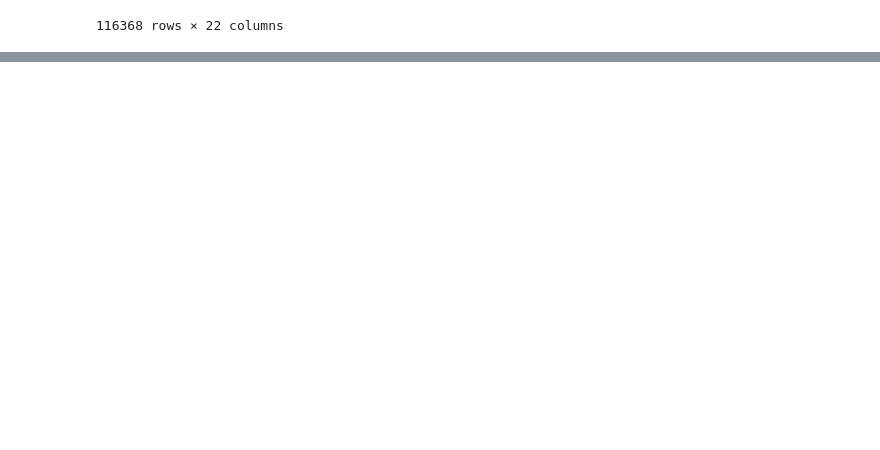
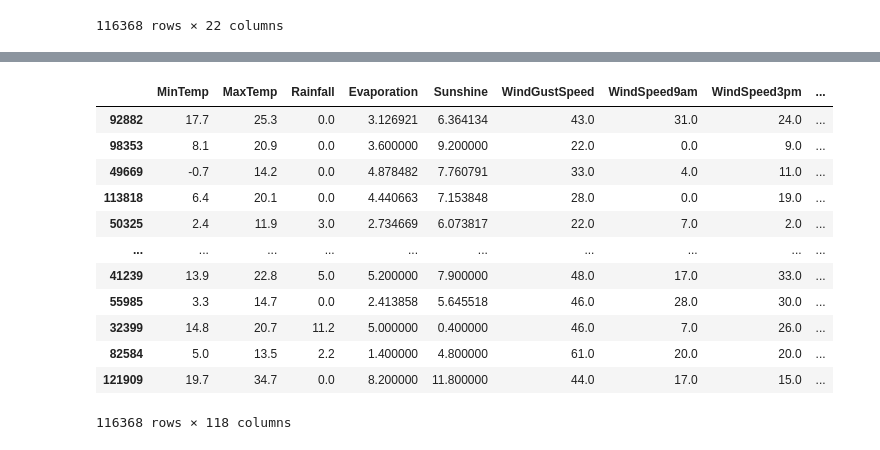
Before and after one commit to GRetriever/Data-Analysis-Project, a Jupyter notebook: Australia Weather Forecast/practice_4.ipynb, the cells around one changed output, grey strips where cells are left out. Saved outputs shown, nothing was run; the diff lists cells and outputs as text; code cells hidden in the pictures; blank space fills up the shorter version.

```diff
--- a/Australia Weather Forecast/practice_4.ipynb
+++ b/Australia Weather Forecast/practice_4.ipynb
@@ -112,0 +75,3 @@ print(x_train['RainToday'].unique())
+# %%
+continuous = list(x_train.select_dtypes(include=('float','int')).columns)
+categorical = list(x_train.select_dtypes(include='object').columns)
@@ -112,0 +80,8 @@ print(x_train['RainToday'].unique())
+# %%
+for i in continuous:
+    x_train[i] = x_train[i].fillna(x_train.groupby(['Location','Month'])[i].transform('mean'))
+    x_train[i] = x_train[i].fillna(x_train.groupby(['Location'])[i].transform('mean'))
+    x_train[i] = x_train[i].fillna(x_train.groupby(['Month'])[i].transform('mean'))
+    x_test[i] = x_test[i].fillna(x_test.groupby(['Location','Month'])[i].transform('mean'))
+    x_test[i] = x_test[i].fillna(x_test.groupby(['Location'])[i].transform('mean'))
+    x_test[i] = x_test[i].fillna(x_test.groupby(['Month'])[i].transform('mean'))
@@ -112,0 +106,26 @@ print(x_train['RainToday'].unique())
+# %%
+wind_dict = x_train.groupby(["Location", "Month"])['WindGustDir'].agg(pd.Series.mode).to_dict()
+# %%
+for i in categorical:
+    wind_dict = x_train.groupby(["Location", "Month"])[i].agg(pd.Series.mode).to_dict()
+    for k, v in wind_dict.items():
+        if isinstance(v, np.ndarray):
+            city,month = k
+            result = x_train[x_train['Month'] == month][i].mode().iloc[0]
+            if len(v) == 0:
+                wind_dict[k] = result
+            elif len(v) >= 2:
+                wind_dict[k] = v[0]
+
+    def most_common_wind(x):
+        wind = x[i]
+        if isinstance(wind, str):
+            return wind
+        if not math.isnan(wind):
+            return wind
+        location = x["Location"]
+        month = x["Month"]
+        wind = wind_dict[(location, month)]
+        return wind
+
+    x_train[i] = x_train.apply(most_common_wind, axis=1)
@@ -112,0 +160,16 @@ print(x_train['RainToday'].unique())
+# %%
+x_train
+# %% [output]
+|  | MinTemp | MaxTemp | Rainfall | Evaporation | Sunshine | WindGustSpeed | WindSpeed9am | WindSpeed3pm | ... |
+| 92882 | 17.7 | 25.3 | 0.0 | 3.126921 | 6.364134 | 43.0 | 31.0 | 24.0 | ... |
+| 98353 | 8.1 | 20.9 | 0.0 | 3.600000 | 9.200000 | 22.0 | 0.0 | 9.0 | ... |
+| 49669 | -0.7 | 14.2 | 0.0 | 4.878482 | 7.760791 | 33.0 | 4.0 | 11.0 | ... |
+| 113818 | 6.4 | 20.1 | 0.0 | 4.440663 | 7.153848 | 28.0 | 0.0 | 19.0 | ... |
+| 50325 | 2.4 | 11.9 | 3.0 | 2.734669 | 6.073817 | 22.0 | 7.0 | 2.0 | ... |
+| ... | ... | ... | ... | ... | ... | ... | ... | ... | ... |
+| 41239 | 13.9 | 22.8 | 5.0 | 5.200000 | 7.900000 | 48.0 | 17.0 | 33.0 | ... |
+| 55985 | 3.3 | 14.7 | 0.0 | 2.413858 | 5.645518 | 46.0 | 28.0 | 30.0 | ... |
+| 32399 | 14.8 | 20.7 | 11.2 | 5.000000 | 0.400000 | 46.0 | 7.0 | 26.0 | ... |
+| 82584 | 5.0 | 13.5 | 2.2 | 1.400000 | 4.800000 | 61.0 | 20.0 | 20.0 | ... |
+| 121909 | 19.7 | 34.7 | 0.0 | 8.200000 | 11.800000 | 44.0 | 17.0 | 15.0 | ... |
+116368 rows × 118 columns
```
Also changed, not shown: parts of 23 cells of this notebook, 1 other file.
